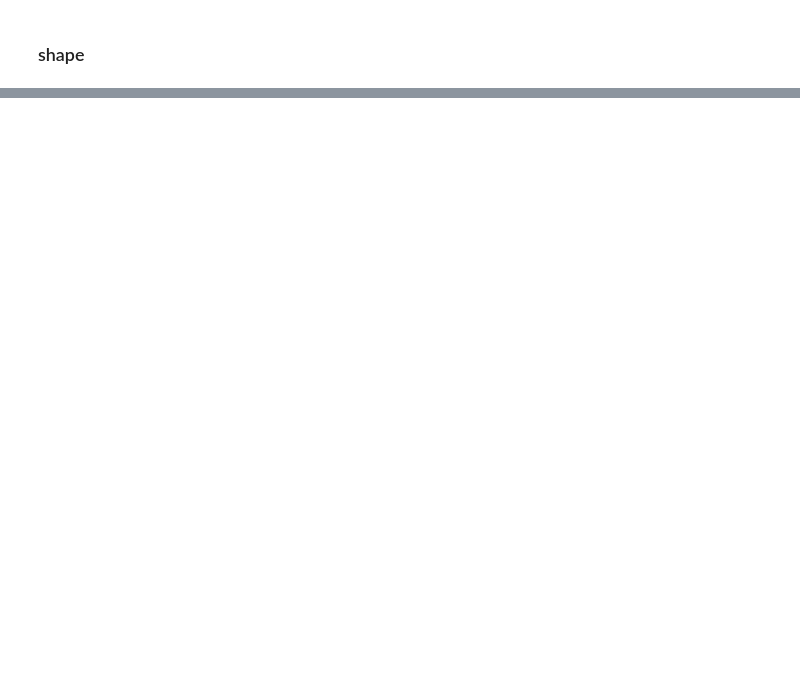
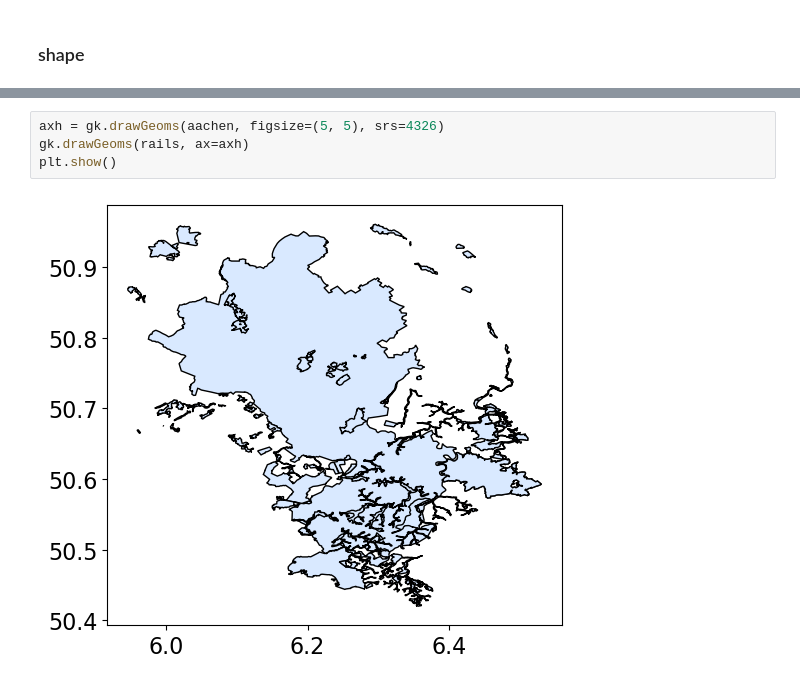
Before and after one commit to FZJ-IEK3-VSA/glaes, a Jupyter notebook: deletme_create_prior/plotting_prior_function_results.ipynb, the cells around one changed output, grey strips where cells are left out. Saved outputs shown, nothing was run; the diff lists cells and outputs as text; blank space fills up the shorter version.

```diff
--- a/deletme_create_prior/plotting_prior_function_results.ipynb
+++ b/deletme_create_prior/plotting_prior_function_results.ipynb
@@ -122,0 +141,6 @@ Length: 80, dtype: object, cbar=None)
+# %%
+axh = gk.drawGeoms(aachen, figsize=(5, 5), srs=4326)
+gk.drawGeoms(rails, ax=axh)
+plt.show()
+# %% [output]
+[figure, added]
```
Also changed, not shown: parts of 16 cells of this notebook, 1 other file.
